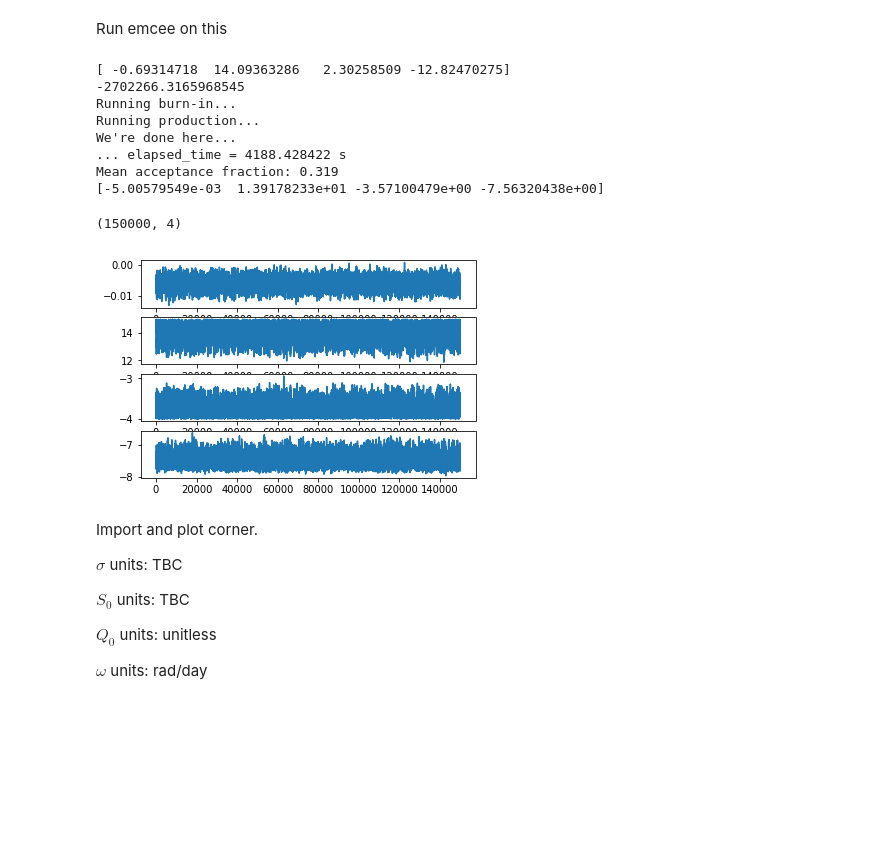
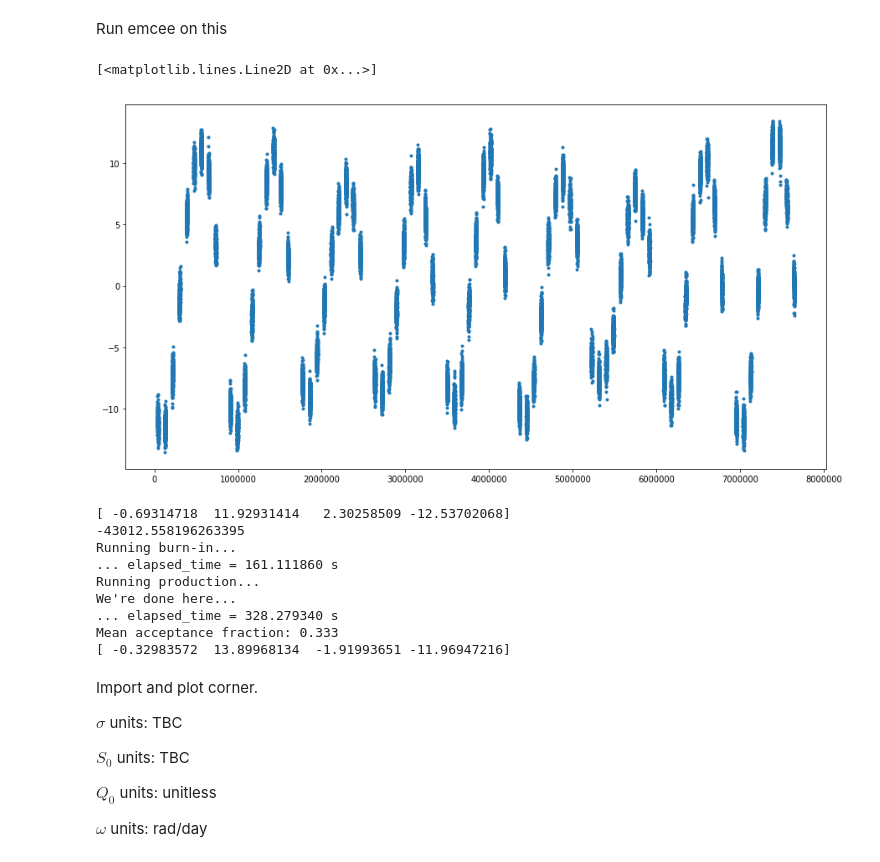
Before and after one commit to exr007/GP_test, a Jupyter notebook: GP_test_40s.ipynb, the cells around one changed output. Saved outputs shown, nothing was run; the diff lists cells and outputs as text; code cells hidden in the pictures; blank space fills up the shorter version.

```diff
--- a/GP_test_40s.ipynb
+++ b/GP_test_40s.ipynb
@@ -249,5 +336,13 @@ def log_probability(params):
 # %% [markdown]
 Run emcee on this
+# %%
+# Last plot of time-series before emcee
+
+fig, ax = plt.subplots(figsize=(15,8))
+ax.plot(df_SMMF['ts'], df_SMMF['SMMF'], '.')
+# %% [output]
+[<matplotlib.lines.Line2D at 0x...>]
+[figure, added]
 # %%
 import emcee
 
@@ -263,11 +358,12 @@ start_time = time.time()
 
 print("Running burn-in...")
 p0 = initial + 1e-3 * np.random.randn(nwalkers, ndim)
-p0, lp, _ = sampler.run_mcmc(p0, 3000)
+p0, lp, _ = sampler.run_mcmc(p0, 1000)
+print("... elapsed_time = %.6f s"%(time.time() - start_time))
 
 print("Running production...")
 sampler.reset()
-sampler.run_mcmc(p0, 3000);
+sampler.run_mcmc(p0, 1000);
 
 print("We're done here...")
 print("... elapsed_time = %.6f s"%(time.time() - start_time))
@@ -277,25 +373,27 @@ print("Mean acceptance fraction: {0:.3f}"
 
 print(gp.get_parameter_vector())
 # %% [output]
-[ -0.69314718  14.09363286   2.30258509 -12.82470275]
--2702266.3165968545
+[ -0.69314718  11.92931414   2.30258509 -12.53702068]
+-43012.558196263395
 Running burn-in...
+... elapsed_time = 161.111860 s
 Running production...
 We're done here...
-... elapsed_time = 4188.428422 s
-Mean acceptance fraction: 0.319
-[-5.00579549e-03  1.39178233e+01 -3.57100479e+00 -7.56320438e+00]
+... elapsed_time = 328.279340 s
+Mean acceptance fraction: 0.333
+[ -0.32983572  13.89968134  -1.91993651 -11.96947216]
 # %%
 nparams = len(initial)
 sam = sampler.flatchain
 exp_sam = np.exp(sam)
 print(np.shape(sam))
+labels = ["$\\sigma$", "S$_0$", "Q$_0$", "$\\omega_0$", "S$_1$", "Q$_1$", "$\\omega_1$", "S$_2$", "Q$_2$", "$\\omega_2$", "S$_3$", "Q$_3$", "$\\omega_3$"]
 fig, ax = plt.subplots(nparams)
 for i in range(nparams):
     ax[i].plot(sam[:, i])
+    ax[i].set_ylabel(labels[i])
+
+ax[-1].set_xlabel('Step Number')
-# %% [output]
-(150000, 4)
-[figure, removed]
 # %% [markdown]
 Import and plot corner.
 
```
Also changed, not shown: parts of 14 cells of this notebook.
